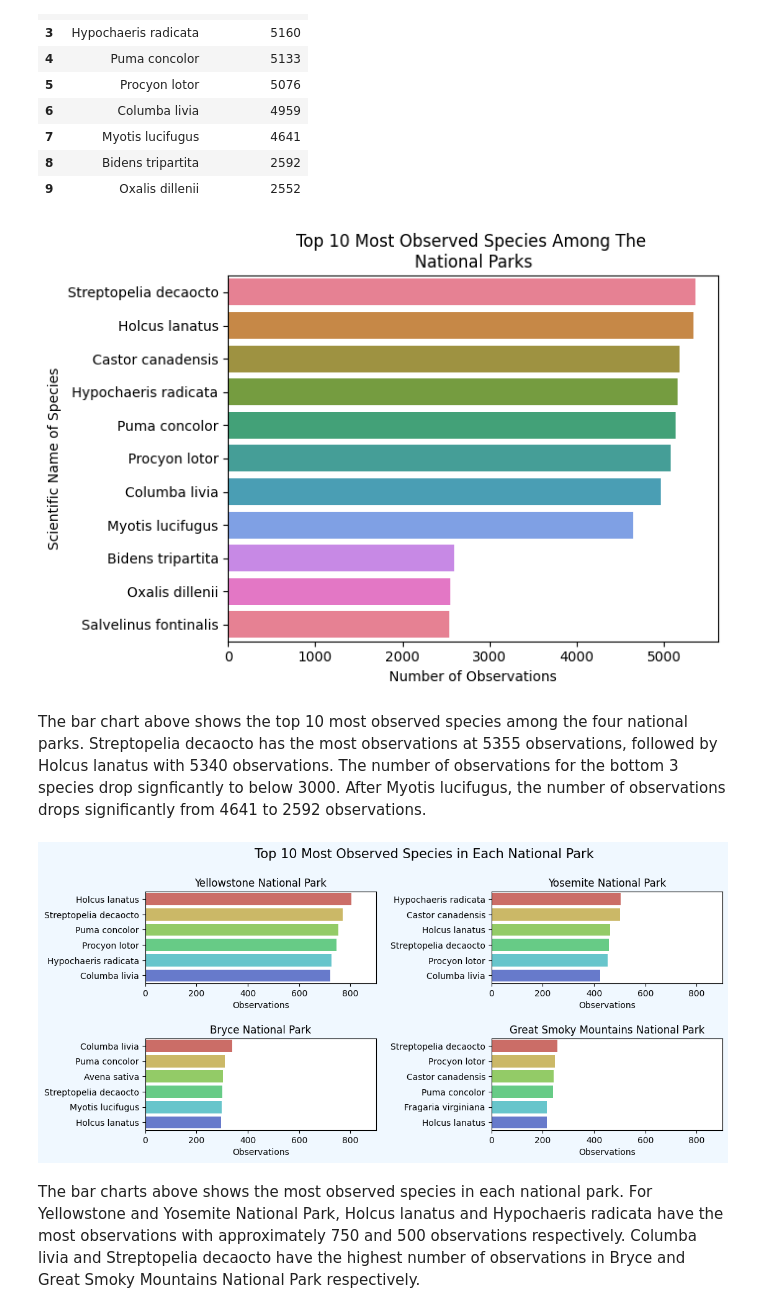
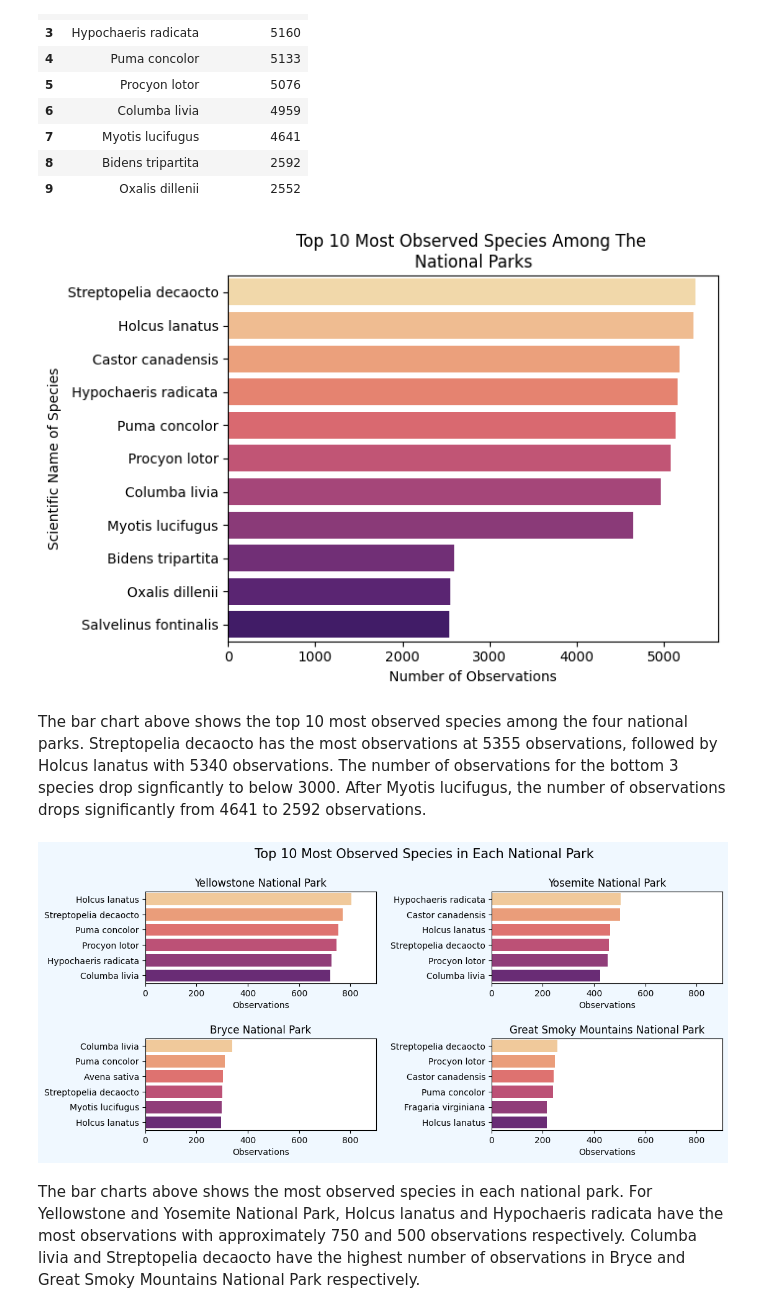
Before and after one commit to LouisThong15/Data-Analysis-Projects, a Jupyter notebook: Biodiversity in National Parks/Data Analysis of Biodiversity in Different National Parks.ipynb, the cells around one changed output. Cells and saved outputs as stored; diff of their text form; code cells hidden in the pictures.

```diff
--- a/Biodiversity in National Parks/Data Analysis of Biodiversity in Different National Parks.ipynb
+++ b/Biodiversity in National Parks/Data Analysis of Biodiversity in Different National Parks.ipynb
@@ -345,13 +348,13 @@ most_observed.head(10)
 # %%
 # Plotting bar charts of top 10 most observed species
 color_palette = sns.dark_palette("#69d", reverse=True, as_cmap=True)
-sns.barplot(data = most_observed[0:11], x = 'observations', y = 'scientific_name', palette = sns.color_palette("husl", 10))
+sns.barplot(data = most_observed[0:11], x = 'observations', y = 'scientific_name', palette = sns.color_palette("magma_r", 13))
 plt.ylabel('Scientific Name of Species')
 plt.xlabel('Number of Observations')
 plt.title('Top 10 Most Observed Species Among The \nNational Parks')
 plt.show()
 # %% [output]
-[figure, old version]
+[figure, new version]
 # %% [markdown]
 The bar chart above shows the top 10 most observed species among the four national parks. Streptopelia decaocto has the most observations at 5355 observations, followed by Holcus lanatus with 5340 observations. The number of observations for the bottom 3 species drop signficantly to below 3000. After Myotis lucifugus, the number of observations drops significantly from 4641 to 2592 observations.
 # %%
@@ -365,7 +368,7 @@ for name in park_observations.park_name:
     df_observed = df.groupby('scientific_name').observations.sum().sort_values(ascending = False).reset_index()
     plt.subplots_adjust(wspace=0.5, hspace=0.6)
     plt.subplot(2,2,index)
-    sns.barplot(data = df_observed[0:6], x = 'observations', y = 'scientific_name', palette = sns.color_palette("hls", 8))
+    sns.barplot(data = df_observed[0:6], x = 'observations', y = 'scientific_name', palette = sns.color_palette("magma_r", 8))
     plt.title(name)
     plt.ylabel('')
     plt.xlabel('Observations')
@@ -374,7 +377,7 @@ for name in park_observations.park_name:
 
 plt.show()
 # %% [output]
-[figure, old version]
+[figure, new version]
 # %% [markdown]
 The bar charts above shows the most observed species in each national park. For Yellowstone and Yosemite National Park, Holcus lanatus and Hypochaeris radicata have the most observations with approximately 750 and 500 observations respectively. Columba livia and Streptopelia decaocto  have the highest number of observations in Bryce and Great Smoky Mountains National Park respectively.
 # %% [markdown]
```
Also changed, not shown: parts of 2 cells of this notebook.
